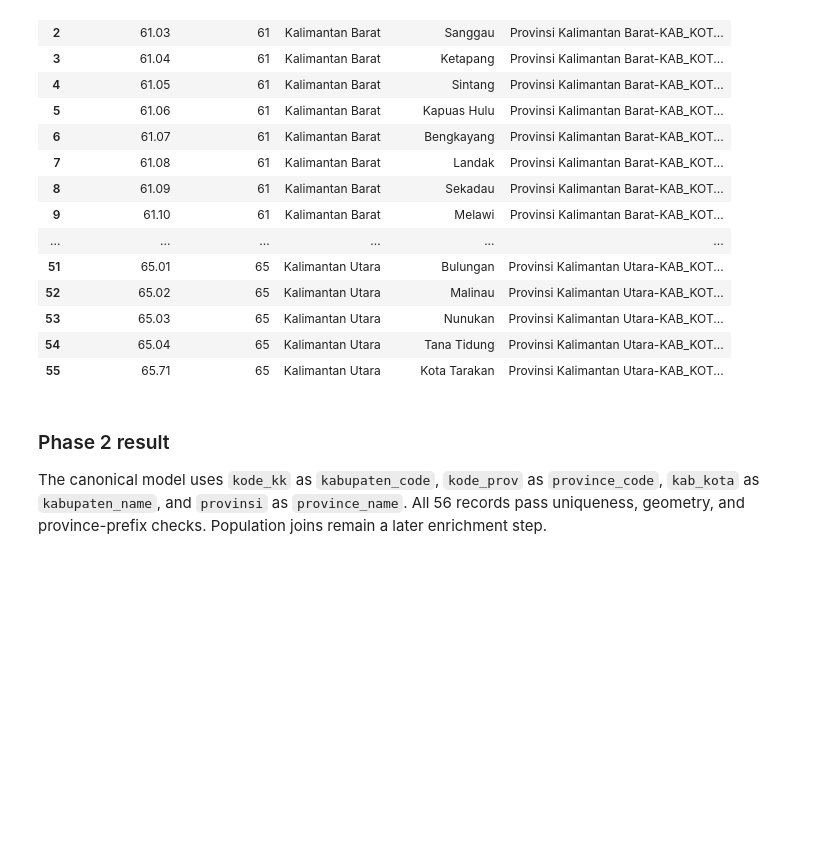
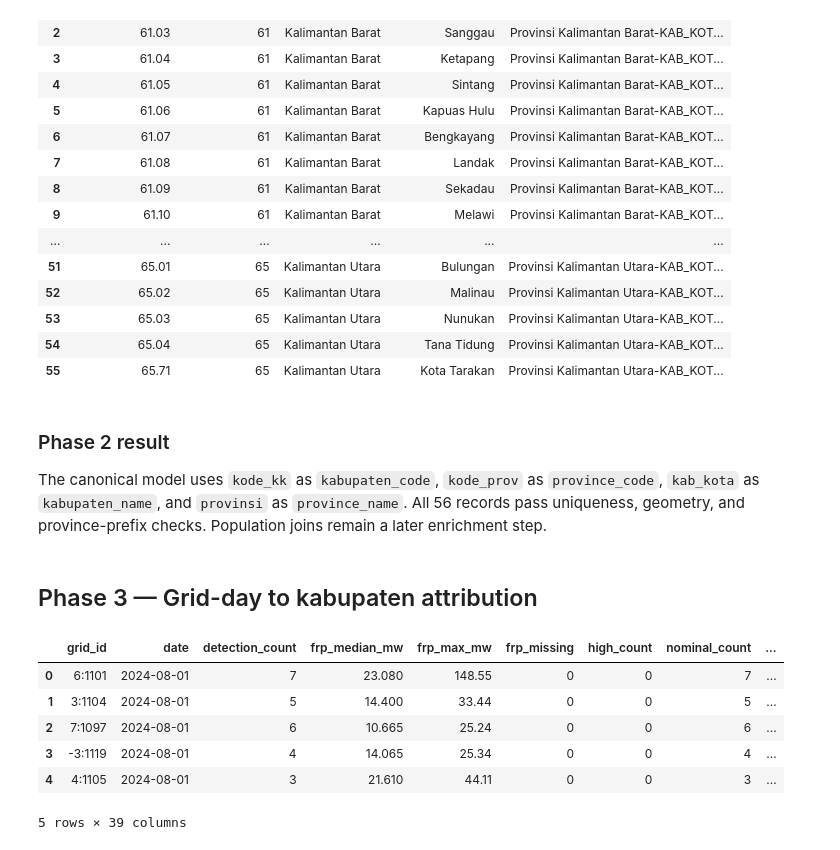
Before and after one commit to marimoria/Fireline, a Jupyter notebook: notebooks/07_FIRELINE_Kabupaten_Drilldown.ipynb, the cells around one changed output. Cells and saved outputs as stored; diff of their text form; code cells hidden in the pictures; blank space fills up the shorter version.

Commit message:
phase3_grid_kabupaten_attribution

```diff
--- a/notebooks/07_FIRELINE_Kabupaten_Drilldown.ipynb
+++ b/notebooks/07_FIRELINE_Kabupaten_Drilldown.ipynb
@@ -175,3 +175,22 @@ admin_lookup
 ### Phase 2 result
 
 The canonical model uses `kode_kk` as `kabupaten_code`, `kode_prov` as `province_code`, `kab_kota` as `kabupaten_name`, and `provinsi` as `province_name`. All 56 records pass uniqueness, geometry, and province-prefix checks. Population joins remain a later enrichment step.
+# %% [markdown]
+## Phase 3 — Grid-day to kabupaten attribution
+# %%
+grid_path = OUTPUT / 'grid_day_priority.csv'
+assert grid_path.exists(), f'Missing existing grid output: {grid_path}'
+grid_days = pd.read_csv(grid_path)
+required_grid_fields = {'grid_id', 'date', 'latitude', 'longitude', 'province_code', 'province_name', 'priority_score'}
+missing_grid_fields = required_grid_fields - set(grid_days.columns)
+assert not missing_grid_fields, f'Missing grid fields: {sorted(missing_grid_fields)}'
+grid_points = gpd.GeoDataFrame(grid_days.copy(), geometry=gpd.points_from_xy(grid_days.longitude, grid_days.latitude), crs=4326)
+grid_points.head()
+# %% [output]
+|  | grid_id | date | detection_count | frp_median_mw | frp_max_mw | frp_missing | high_count | nominal_count | ... |
+| 0 | 6:1101 | 2024-08-01 | 7 | 23.080 | 148.55 | 0 | 0 | 7 | ... |
+| 1 | 3:1104 | 2024-08-01 | 5 | 14.400 | 33.44 | 0 | 0 | 5 | ... |
+| 2 | 7:1097 | 2024-08-01 | 6 | 10.665 | 25.24 | 0 | 0 | 6 | ... |
+| 3 | -3:1119 | 2024-08-01 | 4 | 14.065 | 25.34 | 0 | 0 | 4 | ... |
+| 4 | 4:1105 | 2024-08-01 | 3 | 21.610 | 44.11 | 0 | 0 | 3 | ... |
+5 rows × 39 columns
```
Also changed, not shown: parts of 4 cells of this notebook, 1 other file.
